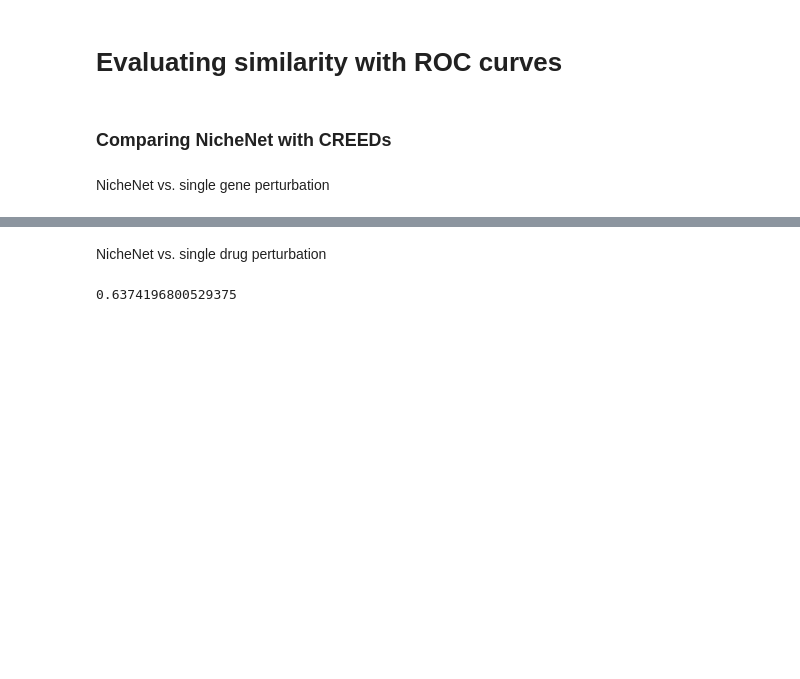
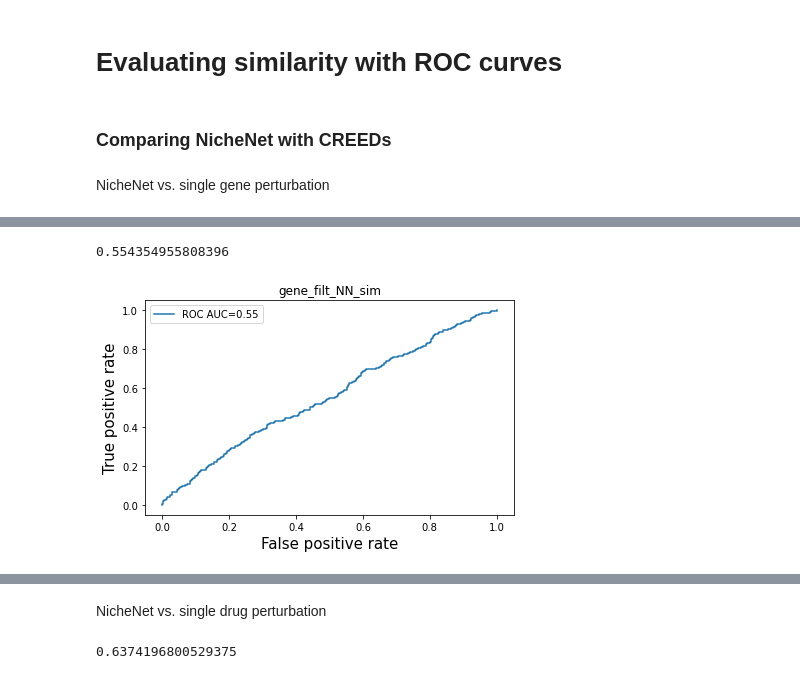
Before and after one commit to Vargeszti/Thesis, a Jupyter notebook: code/similarities.ipynb, the cells around one changed output, grey strips where cells are left out. Cells and saved outputs as stored; diff of their text form; code cells hidden in the pictures; blank space fills up the shorter version.

```diff
--- a/code/similarities.ipynb
+++ b/code/similarities.ipynb
@@ -413,0 +409,5 @@ plt.tight_layout()
+# %%
+NN_vs_gene('gene_filt_NN_sim')
+# %% [output]
+0.554354955808396
+[figure, added]
```
Also changed, not shown: parts of 43 cells of this notebook, 1 other file.
